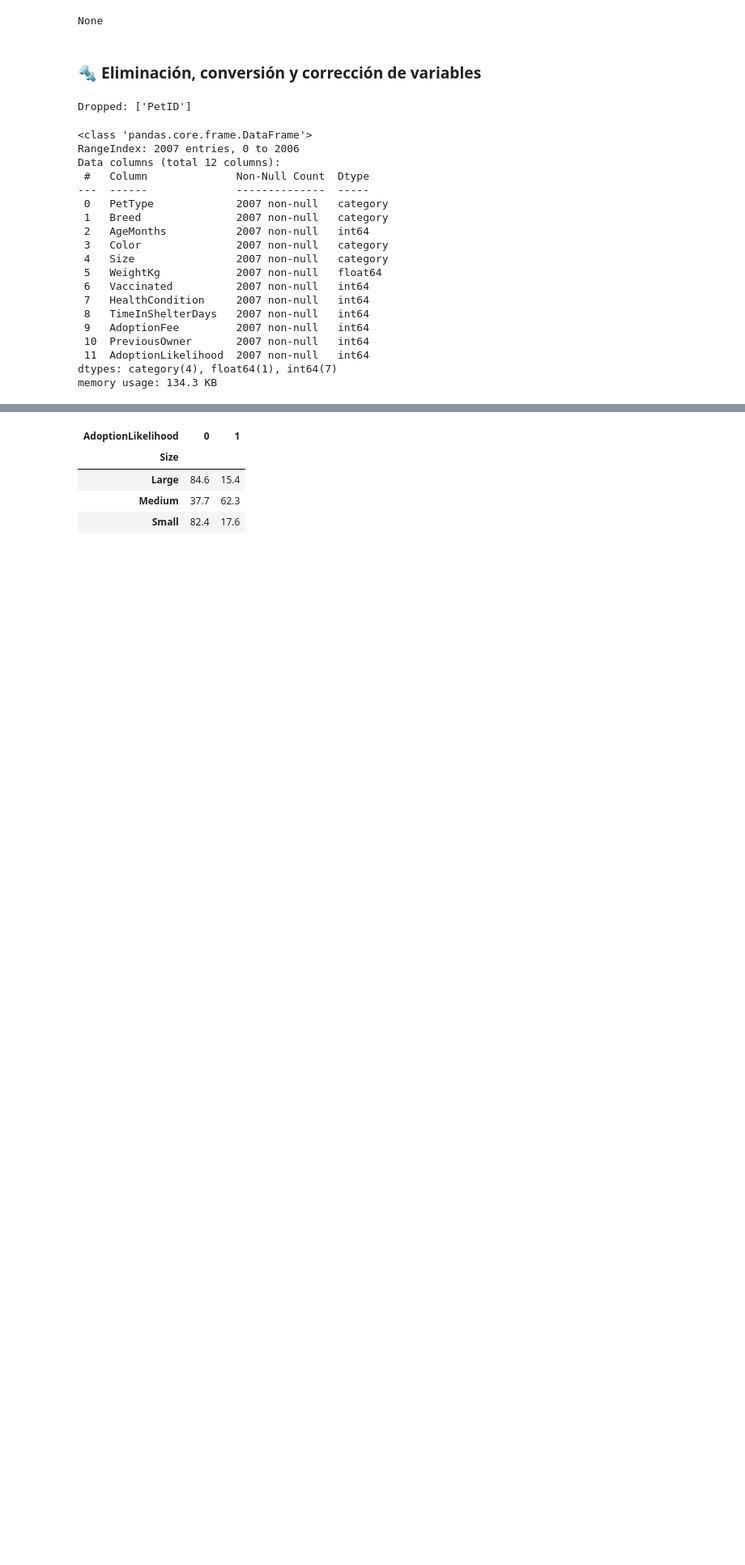
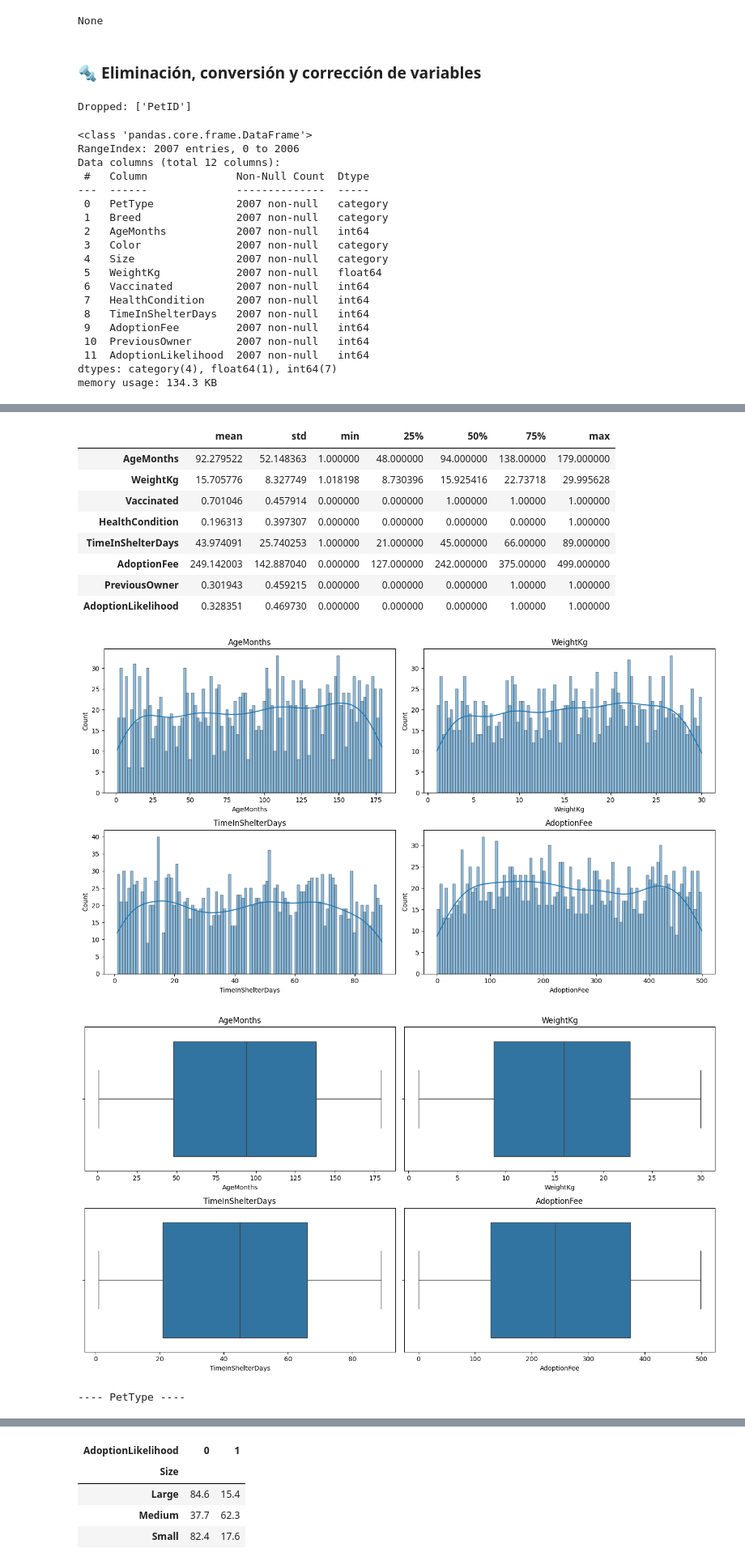
Before and after one commit to emmanuelceron-commits/repo-ML, a Jupyter notebook: MLops_pipeline/src/comprension_eda.ipynb, the cells around one changed output, grey strips where cells are left out. Shown at 81% size. Drawn from its saved outputs; the diff is of its cells as text; code cells hidden in the pictures; blank space fills up the shorter version.

```diff
--- a/MLops_pipeline/src/comprension_eda.ipynb
+++ b/MLops_pipeline/src/comprension_eda.ipynb
@@ -192,0 +193,42 @@ display(df.describe(include='all').T)
+# %%
+# Estadísticas numéricas
+display(df.select_dtypes(include=[np.number]).describe().T.drop(columns="count"))
+
+# Histogramas para variables numéricas
+num_cols = ['AgeMonths','WeightKg','TimeInShelterDays','AdoptionFee']
+num_cols = [c for c in num_cols if c in df.columns]
+plt.figure(figsize=(14,8))
+for i,col in enumerate(num_cols):
+    plt.subplot(2,2,i+1)
+    sns.histplot(df[col].dropna(), kde=True, bins=100)
+    plt.title(col)
+plt.tight_layout()
+plt.show()
+
+# Boxplots
+plt.figure(figsize=(14,8))
+for i,col in enumerate(num_cols):
+    plt.subplot(2,2,i+1)
+    sns.boxplot(x=df[col])
+    plt.title(col)
+plt.tight_layout()
+plt.show()
+
+# Para variables categóricas: value_counts (top N)
+for c in cat_cols:
+    if c in df.columns:
+        print("----", c, "----")
+        display(df[c].value_counts().head(10))
+# %% [output]
+|  | mean | std | min | 25% | 50% | 75% | max |
+| AgeMonths | 92.279522 | 52.148363 | 1.000000 | 48.000000 | 94.000000 | 138.00000 | 179.000000 |
+| WeightKg | 15.705776 | 8.327749 | 1.018198 | 8.730396 | 15.925416 | 22.73718 | 29.995628 |
+| Vaccinated | 0.701046 | 0.457914 | 0.000000 | 0.000000 | 1.000000 | 1.00000 | 1.000000 |
+| HealthCondition | 0.196313 | 0.397307 | 0.000000 | 0.000000 | 0.000000 | 0.00000 | 1.000000 |
+| TimeInShelterDays | 43.974091 | 25.740253 | 1.000000 | 21.000000 | 45.000000 | 66.00000 | 89.000000 |
+| AdoptionFee | 249.142003 | 142.887040 | 0.000000 | 127.000000 | 242.000000 | 375.00000 | 499.000000 |
+| PreviousOwner | 0.301943 | 0.459215 | 0.000000 | 0.000000 | 0.000000 | 1.00000 | 1.000000 |
+| AdoptionLikelihood | 0.328351 | 0.469730 | 0.000000 | 0.000000 | 0.000000 | 1.00000 | 1.000000 |
+[figure, added]
+[figure, added]
+---- PetType ----
```
Also changed, not shown: parts of 28 cells of this notebook.
